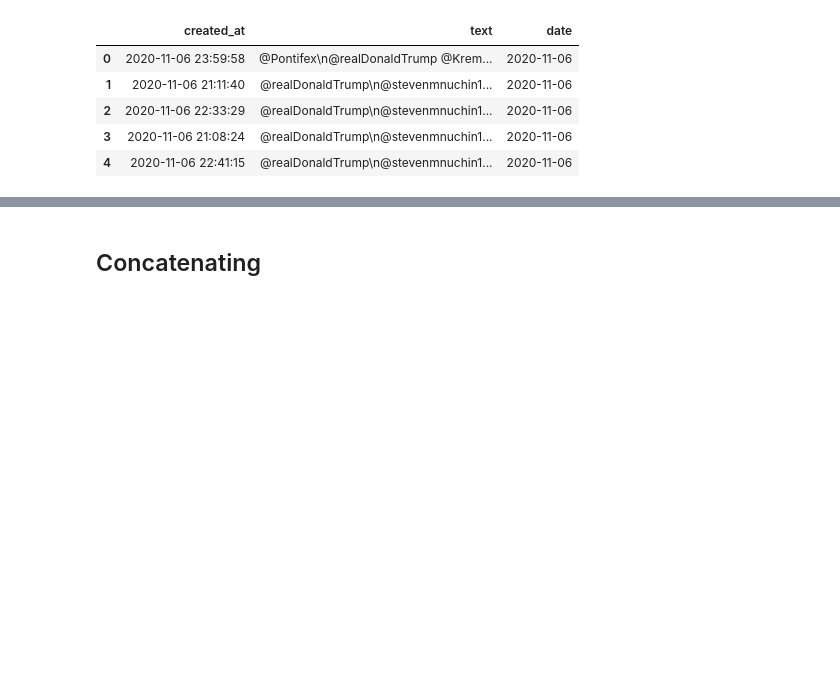
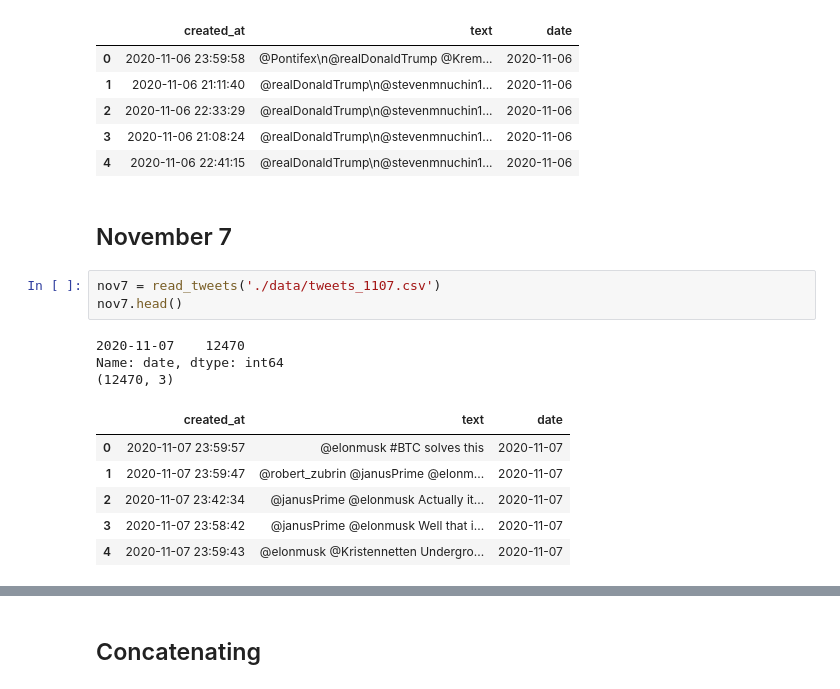
Before and after one commit to akshaypunwatkar/tesla_stock_prediction, a Jupyter notebook: tweets_analysis.ipynb, the cells around one changed output, grey strips where cells are left out. Saved outputs shown, nothing was run; the diff lists cells and outputs as text; blank space fills up the shorter version.

Commit message:
add tweets for nov 7 and 8

```diff
--- a/tweets_analysis.ipynb
+++ b/tweets_analysis.ipynb
@@ -144,3 +144,18 @@ Name: date, dtype: int64
 | 2 | 2020-11-06 22:33:29 | @realDonaldTrump\n@stevenmnuchin1... | 2020-11-06 |
 | 3 | 2020-11-06 21:08:24 | @realDonaldTrump\n@stevenmnuchin1... | 2020-11-06 |
 | 4 | 2020-11-06 22:41:15 | @realDonaldTrump\n@stevenmnuchin1... | 2020-11-06 |
+# %% [markdown]
+## November 7
+# %%
+nov7 = read_tweets('./data/tweets_1107.csv')
+nov7.head()
+# %% [output]
+2020-11-07    12470
+Name: date, dtype: int64
+(12470, 3)
+|  | created_at | text | date |
+| 0 | 2020-11-07 23:59:57 | @elonmusk #BTC solves this | 2020-11-07 |
+| 1 | 2020-11-07 23:59:47 | @robert_zubrin @janusPrime @elonm... | 2020-11-07 |
+| 2 | 2020-11-07 23:42:34 | @janusPrime @elonmusk Actually it... | 2020-11-07 |
+| 3 | 2020-11-07 23:58:42 | @janusPrime @elonmusk Well that i... | 2020-11-07 |
+| 4 | 2020-11-07 23:59:43 | @elonmusk @Kristennetten Undergro... | 2020-11-07 |
```
Also changed, not shown: parts of 3 cells of this notebook, 1 other file.
